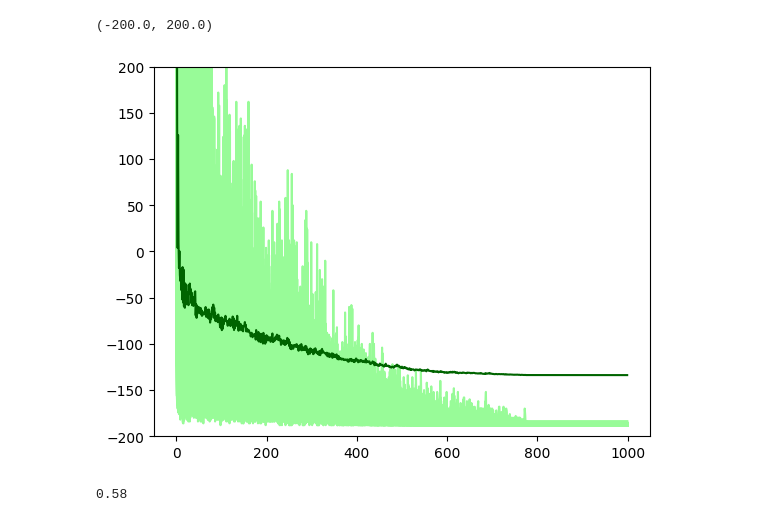
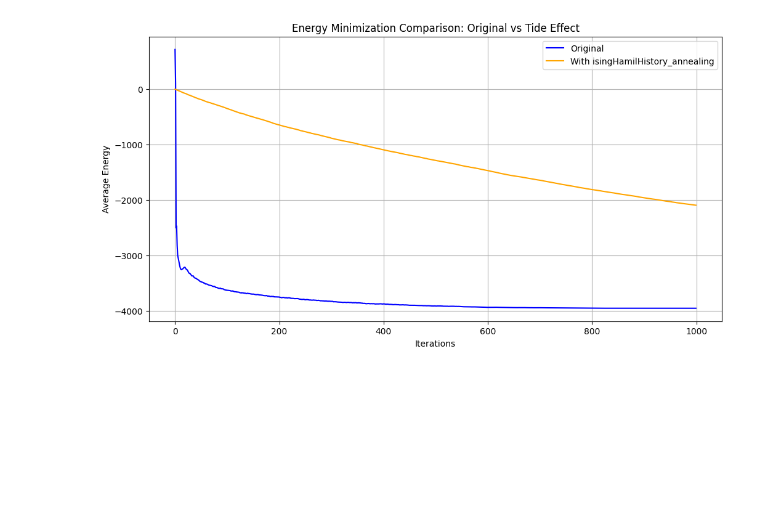
Before and after one commit to CHIN-HUA/AI, a Jupyter notebook: QPA_code_demo.ipynb, the cells around one changed output. Cells and saved outputs as stored; diff of their text form; code cells hidden in the pictures; blank space fills up the shorter version.

```diff
--- a/QPA_code_demo.ipynb
+++ b/QPA_code_demo.ipynb
@@ -40,16 +44,43 @@ for ii in np.arange(numIterations):
     for tt in np.arange(numTrials):
         isingHamil[tt] = - 0.5*np.dot(spinVector[:,tt].T, (coulpingMatrix @ spinVector[:,tt]))      # calculate Ising Hamiltonian
     isingHamilHistory[ii] = isingHamil      # energy tracking
-# %%
-for tt in np.arange(numTrials):
-    plt.plot(isingHamilHistory[:,tt], color = 'palegreen')
-plt.plot(np.mean(isingHamilHistory,axis=1), color='darkgreen')
-plt.ylim(-200,200)
-# %% [output]
-(-200.0, 200.0)
-[figure, removed]
-# %%
-successProbabilty = np.sum(isingHamilHistory[-1,:] == -188) / numTrials        # compare the result to a known optimal solution to get success probability
-print(successProbabilty)
-# %% [output]
-0.58
+# %%
+# 模擬退火版本
+spinVector = np.random.randint(2, size=(numSpins, numTrials)) * 2 - 1.0
+for ii in range(numIterations):
+    temperature = lamda[ii]
+    for tt in range(numTrials):
+        idx = np.random.randint(0, numSpins)
+        new_spinVector = spinVector[:, tt].copy()
+        new_spinVector[idx] *= -1
+
+        old_energy = -0.5 * np.dot(spinVector[:, tt].T, (coulpingMatrix @ spinVector[:, tt]))
+        new_energy = -0.5 * np.dot(new_spinVector.T, (coulpingMatrix @ new_spinVector))
+        delta_E = new_energy - old_energy
+
+        if delta_E < 0 or np.random.rand() < np.exp(-delta_E / temperature):
+            spinVector[:, tt] = new_spinVector
+
+        isingHamil = -0.5 * np.dot(spinVector[:, tt].T, (coulpingMatrix @ spinVector[:, tt]))
+        isingHamilHistory_annealing[ii, tt] = isingHamil
+# %%
+    # 計算平均能量
+mean_energy_momentum = np.mean(isingHamilHistory, axis=1)
+mean_energy_annealing = np.mean(isingHamilHistory_annealing, axis=1)
+
+# Plot comparison
+plt.figure(figsize=(12, 6))
+
+mean_original = isingHamilHistory.mean(axis=1)
+mean_tide = isingHamilHistory_annealing.mean(axis=1)
+
+plt.plot(mean_original, label="Original", color='blue')
+plt.plot(mean_tide, label="With isingHamilHistory_annealing", color='orange')
+plt.title("Energy Minimization Comparison: Original vs Tide Effect")
+plt.xlabel("Iterations")
+plt.ylabel("Average Energy")
+plt.legend()
+plt.grid()
+plt.show()
+# %% [output]
+[figure, added]
```
Also changed, not shown: parts of 5 cells of this notebook.
